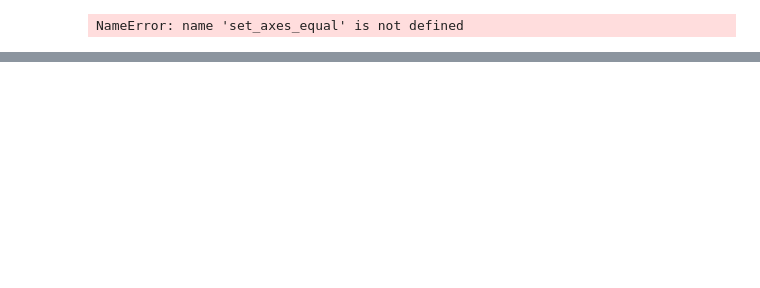
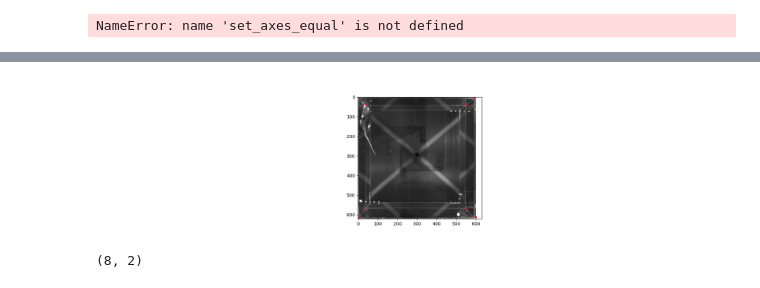
Before and after one commit to iurillilab/3d-setup, a Jupyter notebook: complete_pipeline/2_calibration_tutorial copy.ipynb, the cells around one changed output, grey strips where cells are left out. Saved outputs shown, nothing was run; the diff lists cells and outputs as text; code cells hidden in the pictures; blank space fills up the shorter version.

```diff
--- a/complete_pipeline/2_calibration_tutorial copy.ipynb
+++ b/complete_pipeline/2_calibration_tutorial copy.ipynb
@@ -281,0 +287,2 @@ NameError: name 'set_axes_equal' is not defined
+# %%
+coordinates = d[-1]
@@ -281,0 +309,5 @@ NameError: name 'set_axes_equal' is not defined
+# %%
+coordinates_views = coordinates['points_coordinate']
+
+for key, value in coordinates_views.items():
+    coordinates_views[key] = np.array(value)
@@ -281,0 +324,23 @@ NameError: name 'set_axes_equal' is not defined
+# %%
+# display each coordinate on the cropped image,
+import cv2
+import matplotlib.pyplot as plt
+from pathlib import Path
+
+
+dir_path = Path(r"D:\P05_3DRIG_YE-LP\e01_mouse_hunting\v04_mice-hunting\20240801\M1\111238\multicam_video_2024-08-01T11_14_48_cropped_20240923170906")
+first_frames ={}
+names = ['central', 'bottom', 'left', 'right', 'top']
+a = -1
+for i in dir_path.iterdir():
+    if i.suffix == '.avi':
+        a += 1
+
+
+
+        video_path = i
+        first_frames[names[a]]= read_first_frame(str(video_path))
+# %%
+first_frames_n = {}
+for value, key in zip(first_frames.values(), coordinates_views.keys()):
+    first_frames_n[key] = value
@@ -281,0 +377,6 @@ NameError: name 'set_axes_equal' is not defined
+# %%
+plt.imshow(first_frames_n['central'], cmap='gray')
+plt.scatter(coordinates_views['central'][:, 1], coordinates_views['central'][:, 0], c='r', s=10)
+plt.show()
+# %% [output]
+[figure, added]
@@ -281,0 +389,4 @@ NameError: name 'set_axes_equal' is not defined
+# %%
+coordinates_ars['central'].shape
+# %% [output]
+(8, 2)
```
Also changed, not shown: parts of 62 cells of this notebook, 14 other files.
